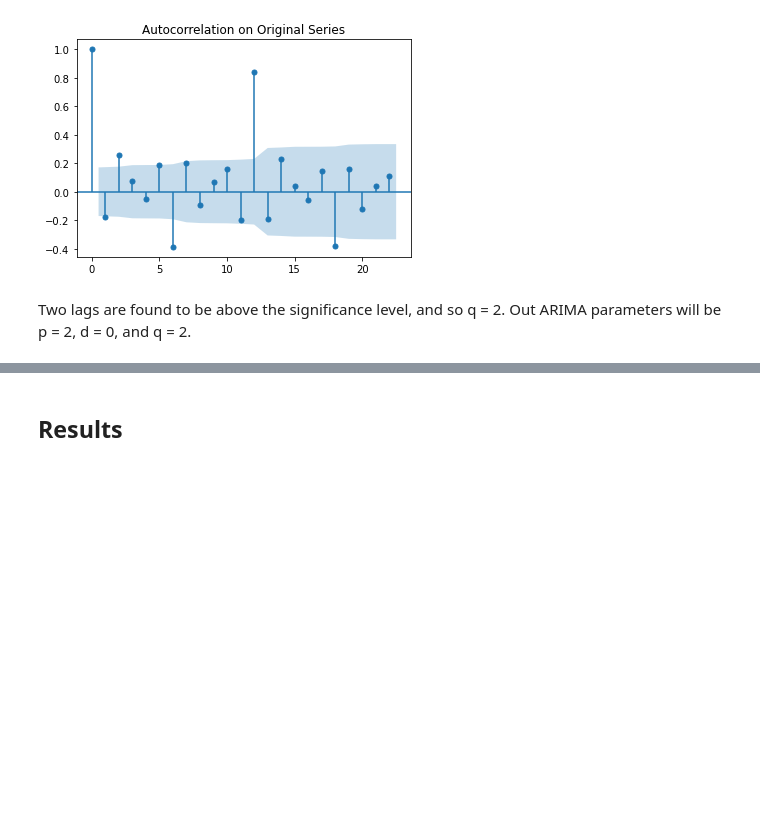
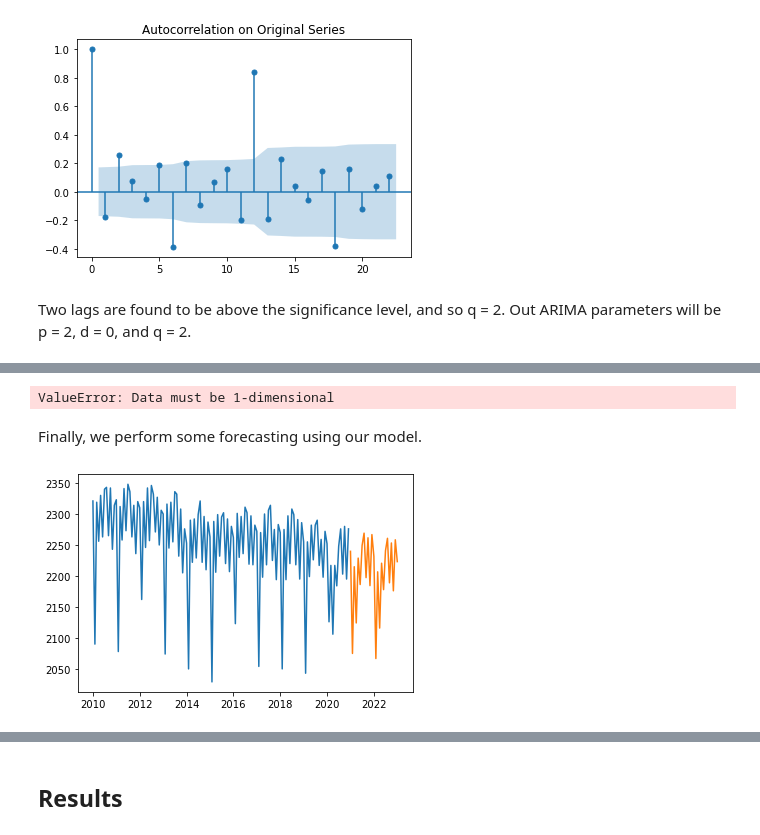
Before and after one commit to Achan40/chicago-crime, a Jupyter notebook: analysis/chicago-crime.ipynb, the cells around one changed output, grey strips where cells are left out. Drawn from its saved outputs; the diff is of its cells as text; code cells hidden in the pictures; blank space fills up the shorter version.

Commit message:
running into issues with prediction

```diff
--- a/analysis/chicago-crime.ipynb
+++ b/analysis/chicago-crime.ipynb
@@ -225,0 +243,22 @@ Two lags are found to be above the significance level, and so q = 2. Out ARIMA p
+# %%
+stlf = STLForecast(df_total_month, ARIMA, model_kwargs=dict(order=(2,0,2), trend='t'))
+stlf_res = stlf.fit()
+
+preds = stlf_res.get_prediction()
+plt.plot(df_total_month)
+plt.plot(preds)
+plt.show()
+# %% [output]
+ValueError: Data must be 1-dimensional
+# %% [markdown]
+Finally, we perform some forecasting using our model.
+# %%
+stlf = STLForecast(df_total_month, ARIMA, model_kwargs=dict(order=(2,0,2), trend='t'))
+stlf_res = stlf.fit()
+
+forecast = stlf_res.forecast(25)
+plt.plot(df_total_month)
+plt.plot(forecast)
+plt.show()
+# %% [output]
+[figure, added]
```
Also changed, not shown: parts of 6 cells of this notebook.
